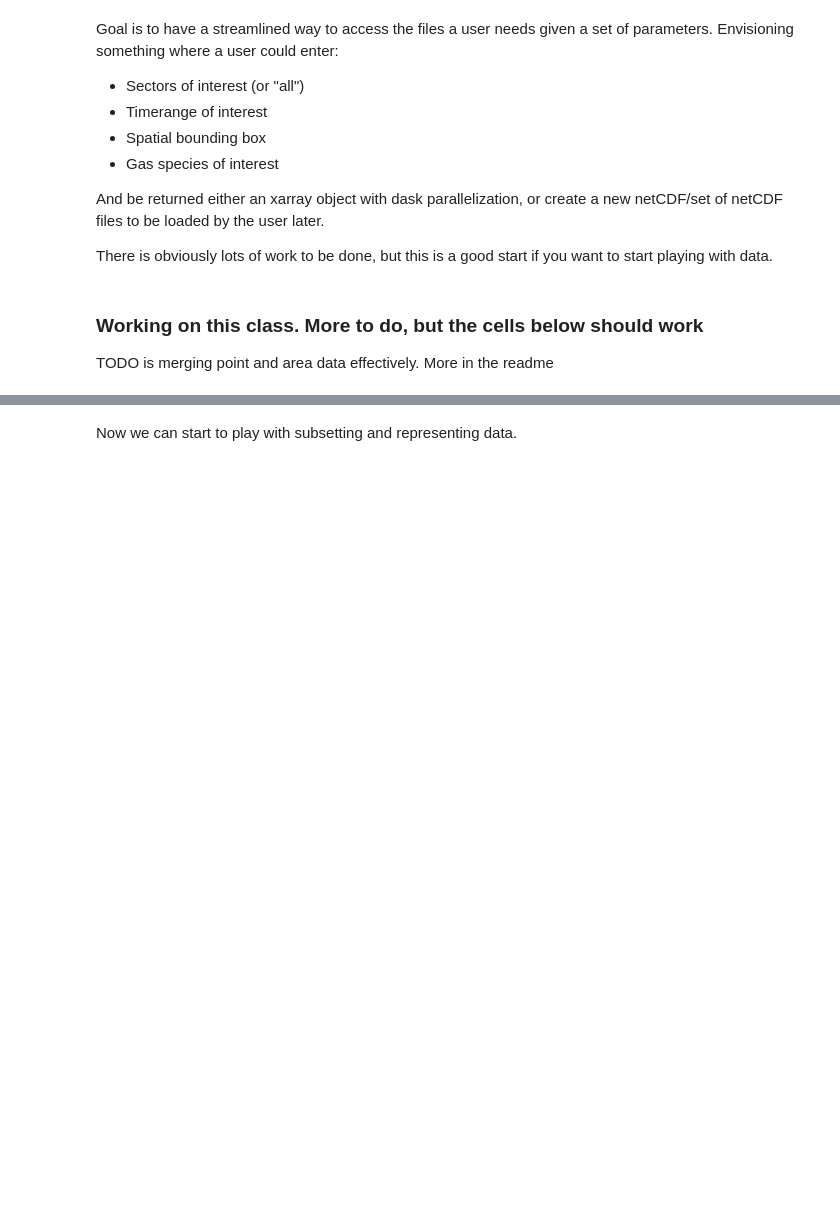
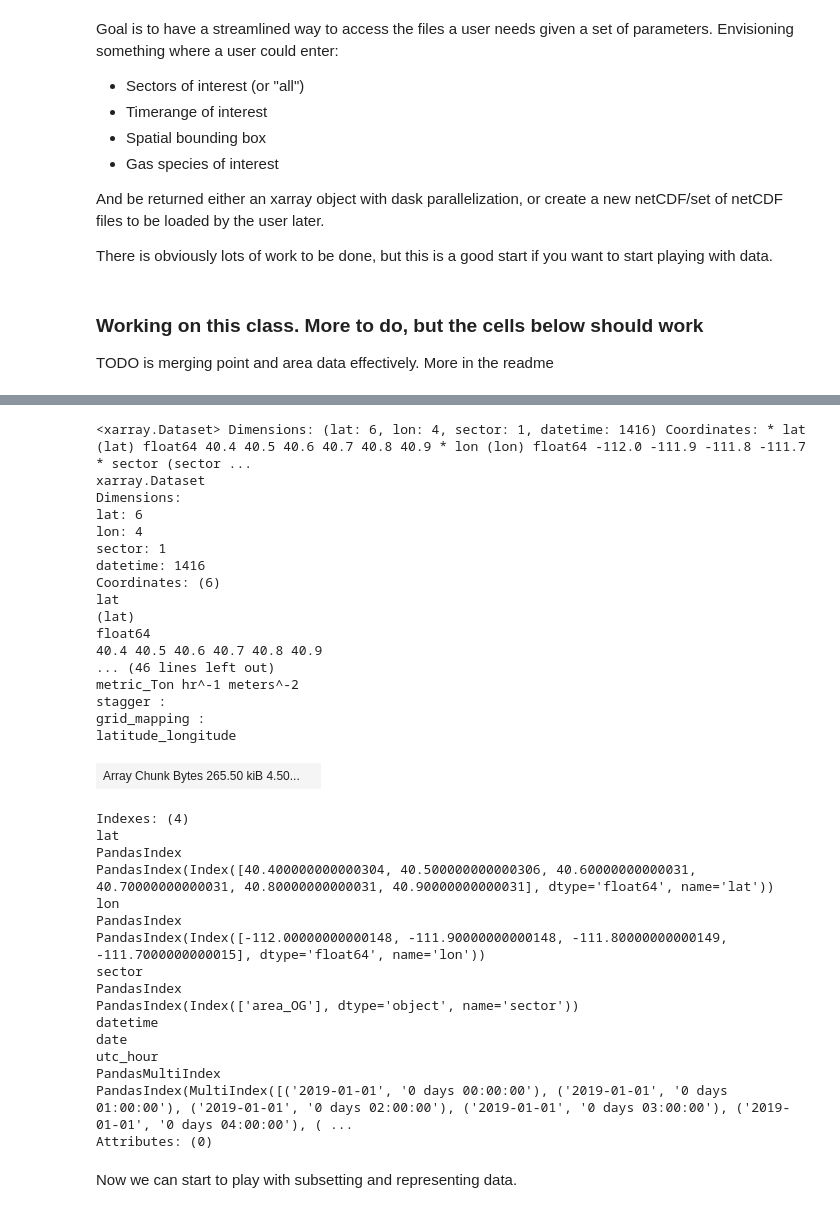
Before and after one commit to agmeyer4/noaa_csl, a Jupyter notebook: ipynbs/regridded_handling.ipynb, the cells around one changed output, grey strips where cells are left out. Drawn from its saved outputs; the diff is of its cells as text; code cells hidden in the pictures; blank space fills up the shorter version.

```diff
--- a/ipynbs/regridded_handling.ipynb
+++ b/ipynbs/regridded_handling.ipynb
@@ -245,19 +280,0 @@ array(['2019-1', '2019-10', '2019-11', '2019-12', '2019-2', '2019-3',
-# %%
-month_sums = []
-for yr_mo in ds1.yr_mo.values:
-#yr_mo = '2019-1'
-    yr = int(yr_mo.split('-')[0])
-    mo = int(yr_mo.split('-')[1])
-    sat,sun,wkdy = get_satsunwkd(yr,mo)
-
-    sat_sum = (ds1.sel(yr_mo=yr_mo,day_type='satdy')*sat).assign_attrs({'units':'metric_Ton month^-1 meters^-2'})
-    sun_sum = (ds1.sel(yr_mo=yr_mo,day_type='sundy')*sun).assign_attrs({'units':'metric_Ton month^-1 meters^-2'})
-    wkdy_sum = (ds1.sel(yr_mo=yr_mo,day_type='weekdy')*wkdy).assign_attrs({'units':'metric_Ton month^-1 meters^-2'})
-
-
-    month_sum = xr.combine_by_coords([sat_sum.to_dataset(name='sat'),
-                                    sun_sum.to_dataset(name='sun'),
-                                    wkdy_sum.to_dataset(name='wkdy')
-                                    ],compat='override').to_array().sum("variable").drop_vars('day_type').assign_attrs({'units':'metric_Ton month^-1 meters^-2'})
-    month_sums.append(month_sum.to_dataset(name=yr_mo))
-xr.combine_by_coords(month_sums,compat='override').to_array().sum("variable").drop_vars('yr_mo').assign_attrs({'units':'metric_Ton meters^-2'})
@@ -288,3 +281,53 @@ metric_Ton meters^-2
+# %%
+date_range = pd.date_range(dt1,dt2,freq='d')
+
+ds_list = []
+for date in date_range:
+    yr_mo = f'{date.year}-{date.month}'
+    day_type = get_satsunwkd(date)
+    ds = ds_combined.sel({'day_type':day_type,'yr_mo':yr_mo}).drop_vars(['day_type','yr_mo'])
+    ds = ds.assign_coords(date=date)
+    ds = ds.expand_dims(dim=['date'])
+    ds_list.append(ds)
+
+newds = xr.combine_by_coords(ds_list)
+newds['utc_hour'] = pd.to_timedelta(newds['utc_hour'],'h')
+newds.stack(datetime=('date','utc_hour'))
+# %% [output]
+<xarray.Dataset> Dimensions: (lat: 6, lon: 4, sector: 1, datetime: 1416) Coordinates: * lat (lat) float64 40.4 40.5 40.6 40.7 40.8 40.9 * lon (lon) float64 -112.0 -111.9 -111.8 -111.7 * sector (sector ...
+xarray.Dataset
+Dimensions:
+lat: 6
+lon: 4
+sector: 1
+datetime: 1416
+Coordinates: (6)
+lat
+(lat)
+float64
+40.4 40.5 40.6 40.7 40.8 40.9
+... (46 lines left out)
+metric_Ton hr^-1 meters^-2
+stagger :
+grid_mapping :
+latitude_longitude
+| Array Chunk Bytes 265.50 kiB 4.50... |  |
+Indexes: (4)
+lat
+PandasIndex
+PandasIndex(Index([40.400000000000304, 40.500000000000306, 40.60000000000031, 40.70000000000031, 40.80000000000031, 40.90000000000031], dtype='float64', name='lat'))
+lon
+PandasIndex
+PandasIndex(Index([-112.00000000000148, -111.90000000000148, -111.80000000000149, -111.7000000000015], dtype='float64', name='lon'))
+sector
+PandasIndex
+PandasIndex(Index(['area_OG'], dtype='object', name='sector'))
+datetime
+date
+utc_hour
+PandasMultiIndex
+PandasIndex(MultiIndex([('2019-01-01', '0 days 00:00:00'), ('2019-01-01', '0 days 01:00:00'), ('2019-01-01', '0 days 02:00:00'), ('2019-01-01', '0 days 03:00:00'), ('2019-01-01', '0 days 04:00:00'), ( ...
+Attributes: (0)
 # %% [markdown]
 Now we can start to play with subsetting and representing data.
 # %%
```
Also changed, not shown: parts of 7 cells of this notebook, 1 other file.
